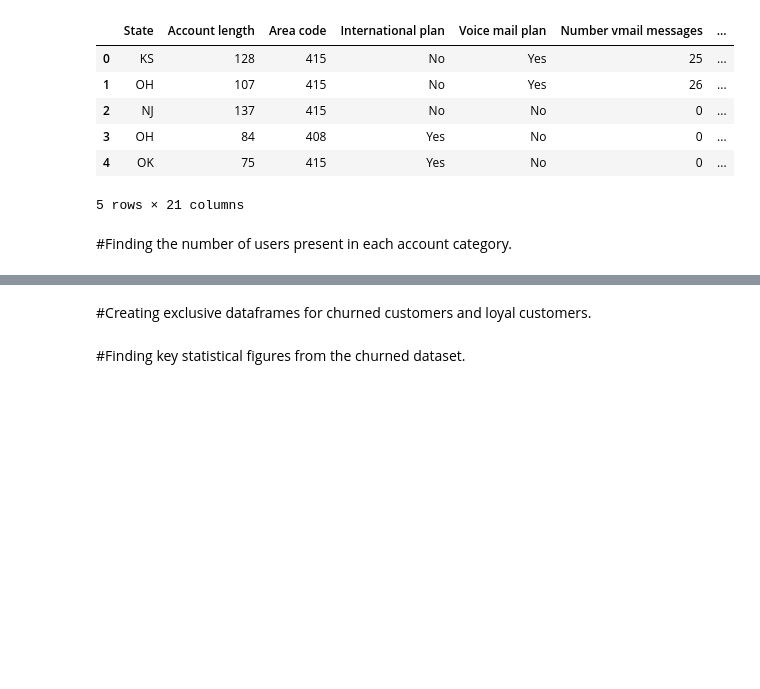
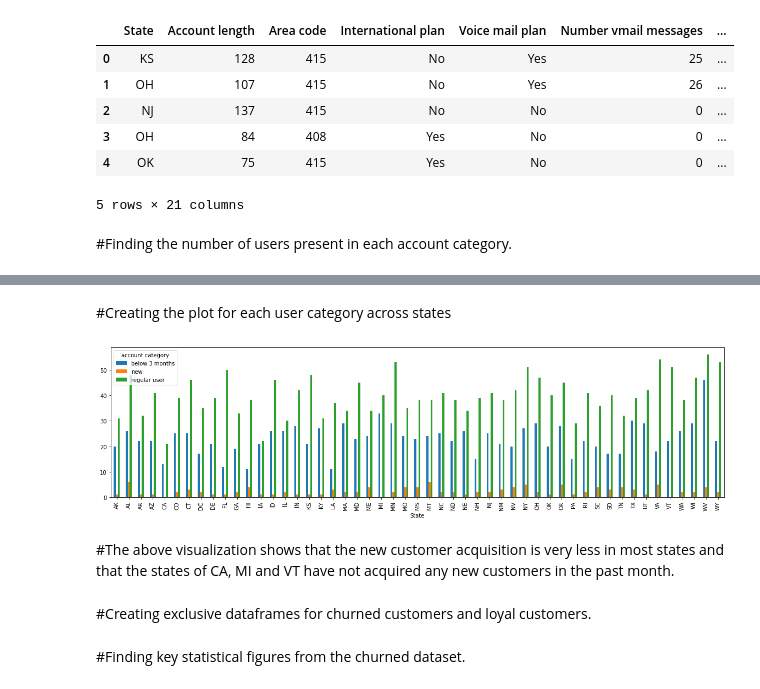
Before and after one commit to Ashvin-Vargez/Telecom-Churn-Analysis-EDA-Project-, a Jupyter notebook: eda_Telecom_Churn_Analysis_Capstone_Project.ipynb, the cells around one changed output, grey strips where cells are left out. Cells and saved outputs as stored; diff of their text form; code cells hidden in the pictures; blank space fills up the shorter version.

```diff
--- a/eda_Telecom_Churn_Analysis_Capstone_Project.ipynb
+++ b/eda_Telecom_Churn_Analysis_Capstone_Project.ipynb
@@ -172,3 +178,14 @@ Name: account category, dtype: int64
+# %% [markdown]
+#Creating the plot for each user category across states
+# %%
+plt.rcParams['figure.figsize'] = (20, 5)
+state_user_count = df_tel.groupby('State')['account category'].value_counts().unstack()
+state_user_count.plot(kind = 'bar')
+plt.show()
+# %% [output]
+[figure, added]
+# %% [markdown]
+#The above visualization shows that the new customer acquisition is very less in most states and that the states of CA, MI and VT have not acquired any new customers in the past month.
 # %% [markdown]
 #Creating exclusive dataframes for churned customers and loyal customers.
 # %%
```
Also changed, not shown: parts of 59 cells of this notebook.
